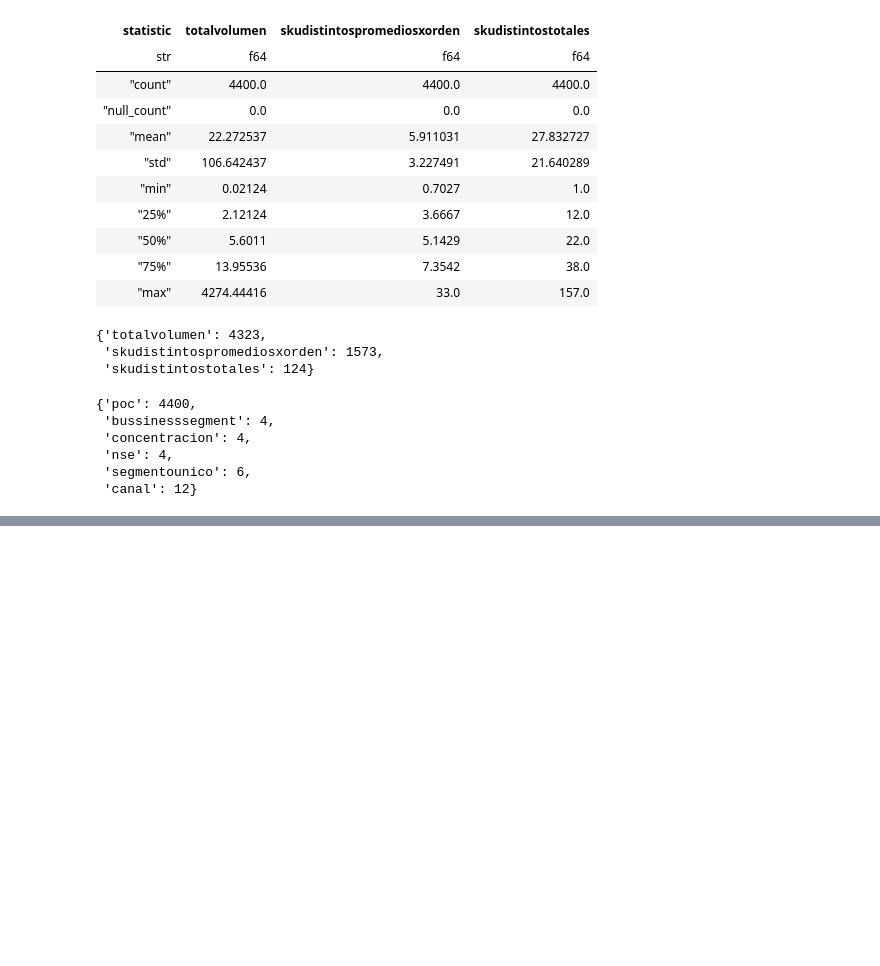
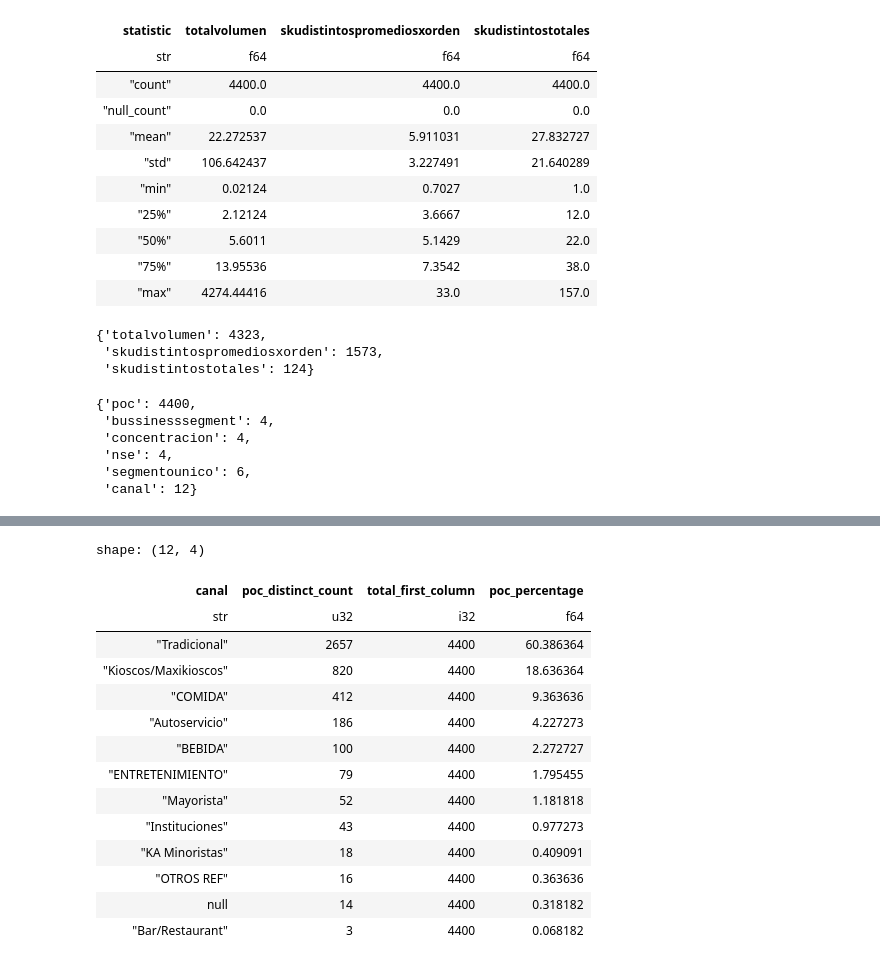
Before and after one commit to iair/challenge_AB_InBev, a Jupyter notebook: notebooks/EDA.ipynb, the cells around one changed output, grey strips where cells are left out. Drawn from its saved outputs; the diff is of its cells as text; code cells hidden in the pictures; blank space fills up the shorter version.

```diff
--- a/notebooks/EDA.ipynb
+++ b/notebooks/EDA.ipynb
@@ -105,0 +221,20 @@ results
+# %%
+# Contar la cantidad de valores distintos en 'poc' agrupado por 'bussinesssegment'
+result = count_distinct_grouped_by(atributes, y_column="poc", x_columns=["canal"],z_columns=["poc_percentage"])
+result
+# %% [output]
+shape: (12, 4)
+| canal | poc_distinct_count | total_first_column | poc_percentage |
+| str | u32 | i32 | f64 |
+| "Tradicional" | 2657 | 4400 | 60.386364 |
+| "Kioscos/Maxikioscos" | 820 | 4400 | 18.636364 |
+| "COMIDA" | 412 | 4400 | 9.363636 |
+| "Autoservicio" | 186 | 4400 | 4.227273 |
+| "BEBIDA" | 100 | 4400 | 2.272727 |
+| "ENTRETENIMIENTO" | 79 | 4400 | 1.795455 |
+| "Mayorista" | 52 | 4400 | 1.181818 |
+| "Instituciones" | 43 | 4400 | 0.977273 |
+| "KA Minoristas" | 18 | 4400 | 0.409091 |
+| "OTROS REF" | 16 | 4400 | 0.363636 |
+| null | 14 | 4400 | 0.318182 |
+| "Bar/Restaurant" | 3 | 4400 | 0.068182 |
```
Also changed, not shown: parts of 7 cells of this notebook, 1 other file.
